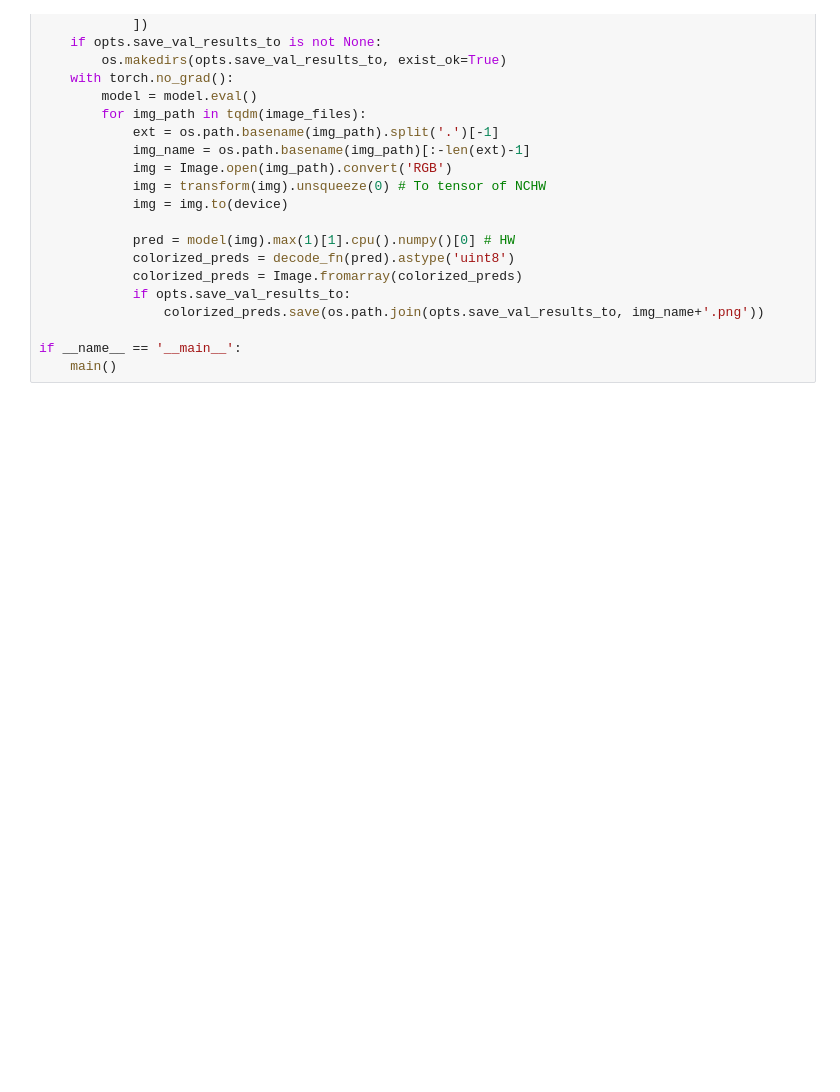
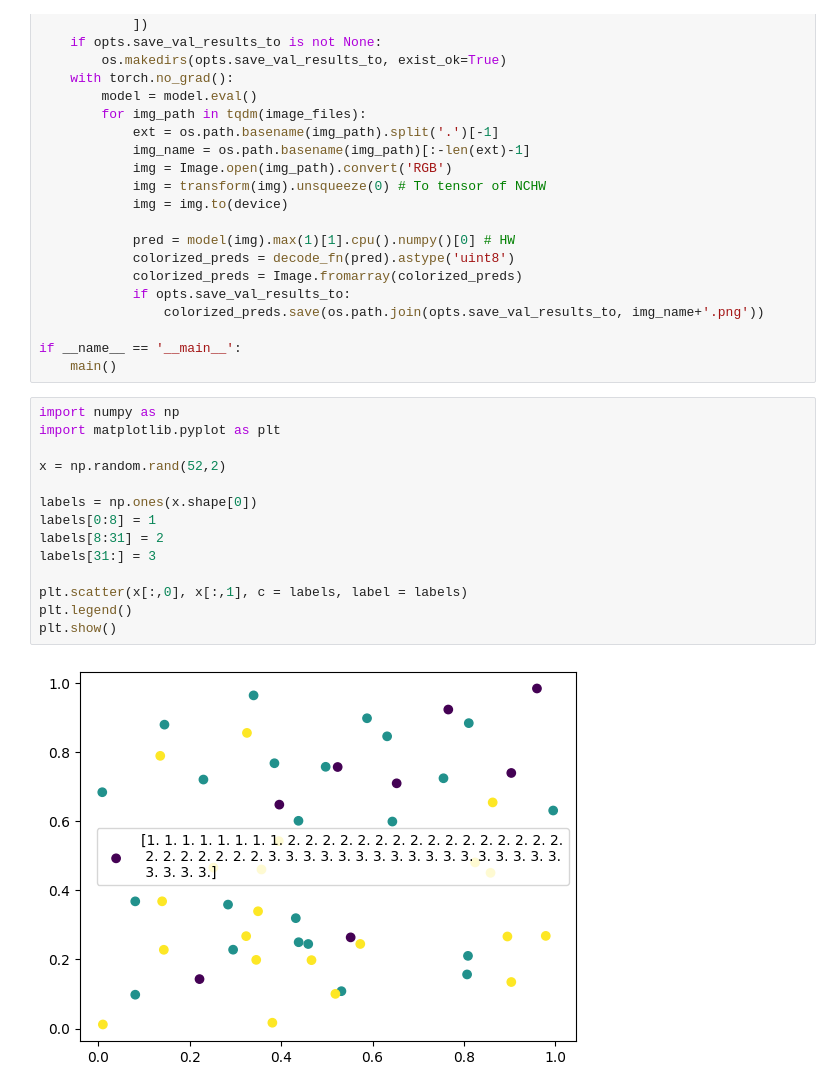
Before and after one commit to shihaowenqw/DeeplabV3plusRoad_Segmentation, a Jupyter notebook: RoadSegmentation.ipynb, the cells around one changed output. Cells and saved outputs as stored; diff of their text form; blank space fills up the shorter version.

```diff
--- a/RoadSegmentation.ipynb
+++ b/RoadSegmentation.ipynb
@@ -234,3 +227,19 @@ def main():
 
 if __name__ == '__main__':
     main()
+# %%
+import numpy as np
+import matplotlib.pyplot as plt
+
+x = np.random.rand(52,2)
+
+labels = np.ones(x.shape[0])
+labels[0:8] = 1
+labels[8:31] = 2
+labels[31:] = 3
+
+plt.scatter(x[:,0], x[:,1], c = labels, label = labels)
+plt.legend()
+plt.show()
+# %% [output]
+[figure, added]
```
Also changed, not shown: parts of 4 cells of this notebook.
